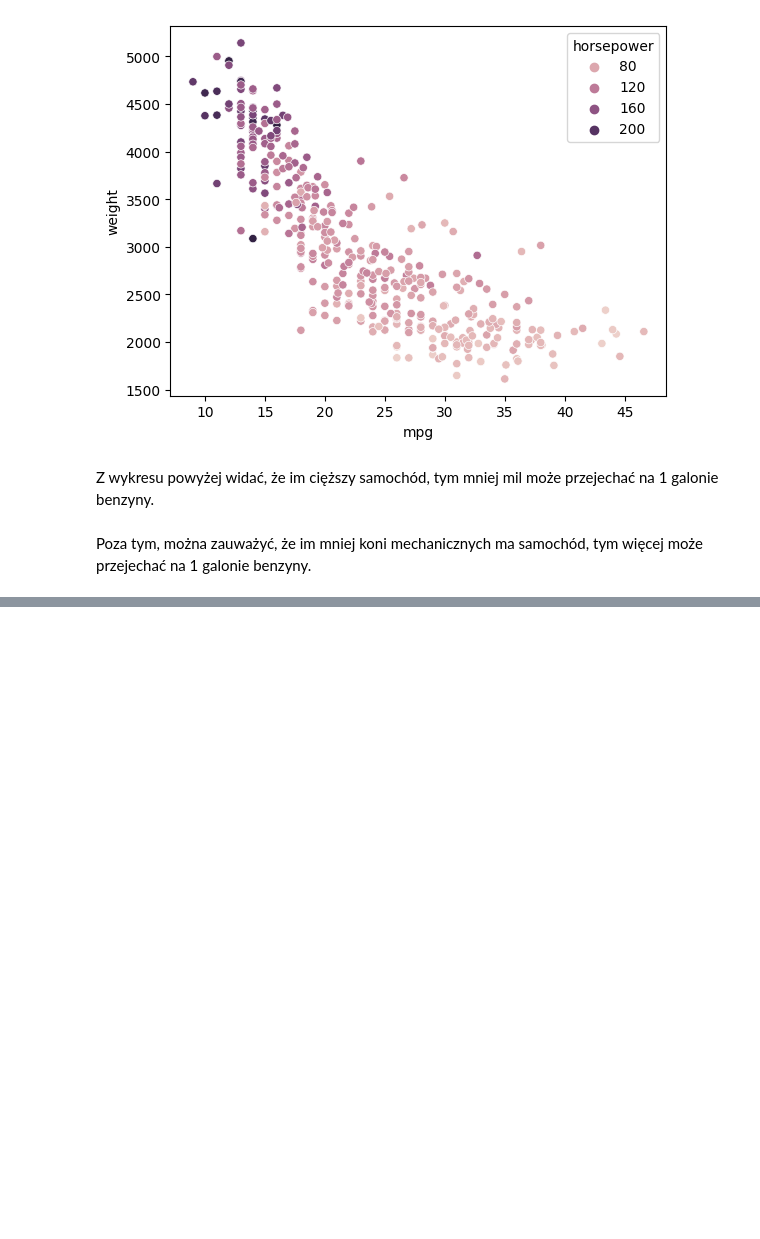
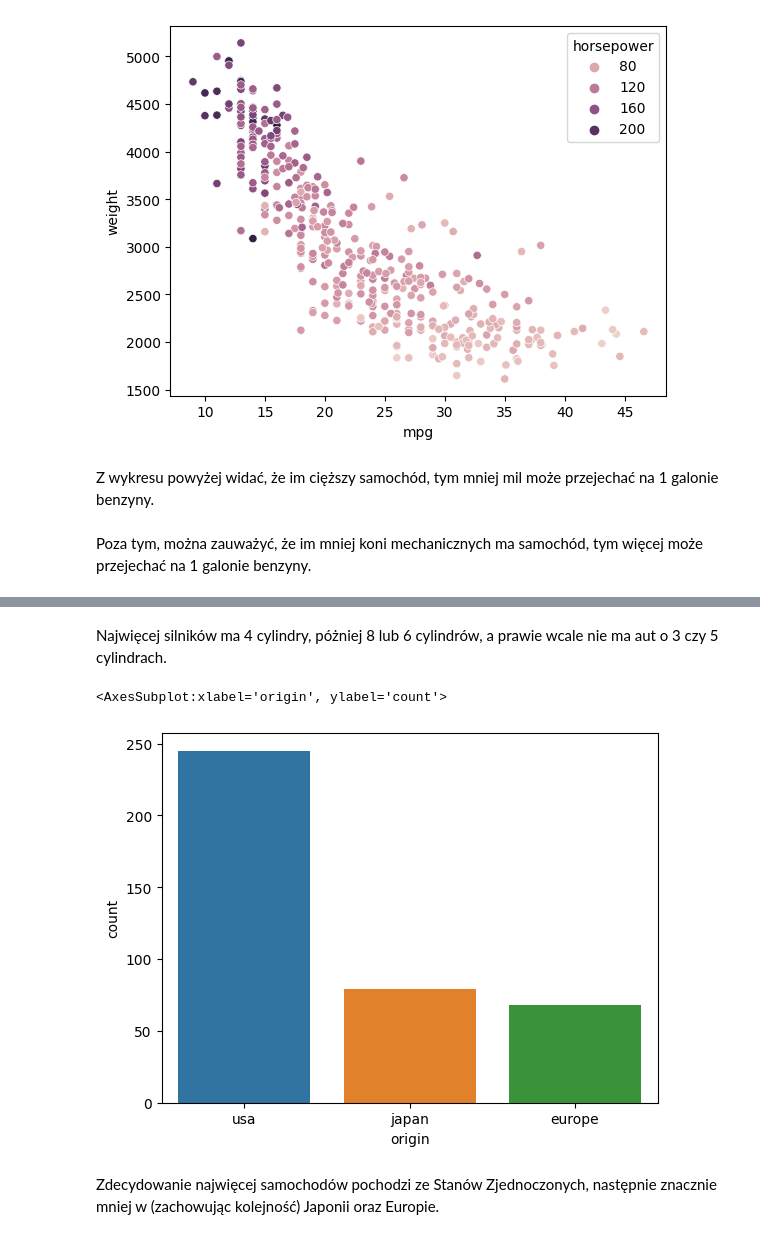
Before and after one commit to Urgith/data_science, a Jupyter notebook: seaborn_datasets/done/14_mpg.ipynb, the cells around one changed output, grey strips where cells are left out. Drawn from its saved outputs; the diff is of its cells as text; code cells hidden in the pictures; blank space fills up the shorter version.

```diff
--- a/seaborn_datasets/done/14_mpg.ipynb
+++ b/seaborn_datasets/done/14_mpg.ipynb
@@ -59,0 +84,9 @@ plt.pie(df.cylinders.value_counts());
+# %% [markdown]
+Najwięcej silników ma 4 cylindry, póżniej 8 lub 6 cylindrów, a prawie wcale nie ma aut o 3 czy 5 cylindrach.
+# %%
+sns.countplot(x='origin', data=df)
+# %% [output]
+<AxesSubplot:xlabel='origin', ylabel='count'>
+[figure, added]
+# %% [markdown]
+Zdecydowanie najwięcej samochodów pochodzi ze Stanów Zjednoczonych, następnie znacznie mniej w (zachowując kolejność) Japonii oraz Europie.
```
Also changed, not shown: parts of 6 cells of this notebook, 6 other files.
